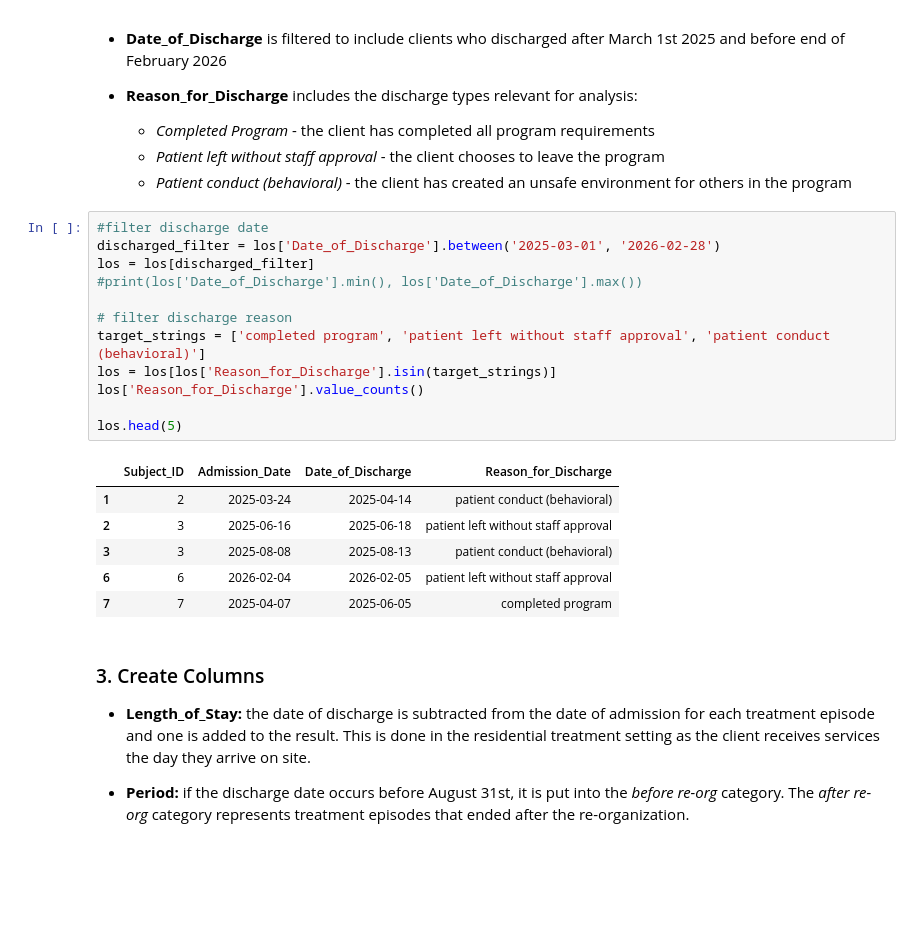
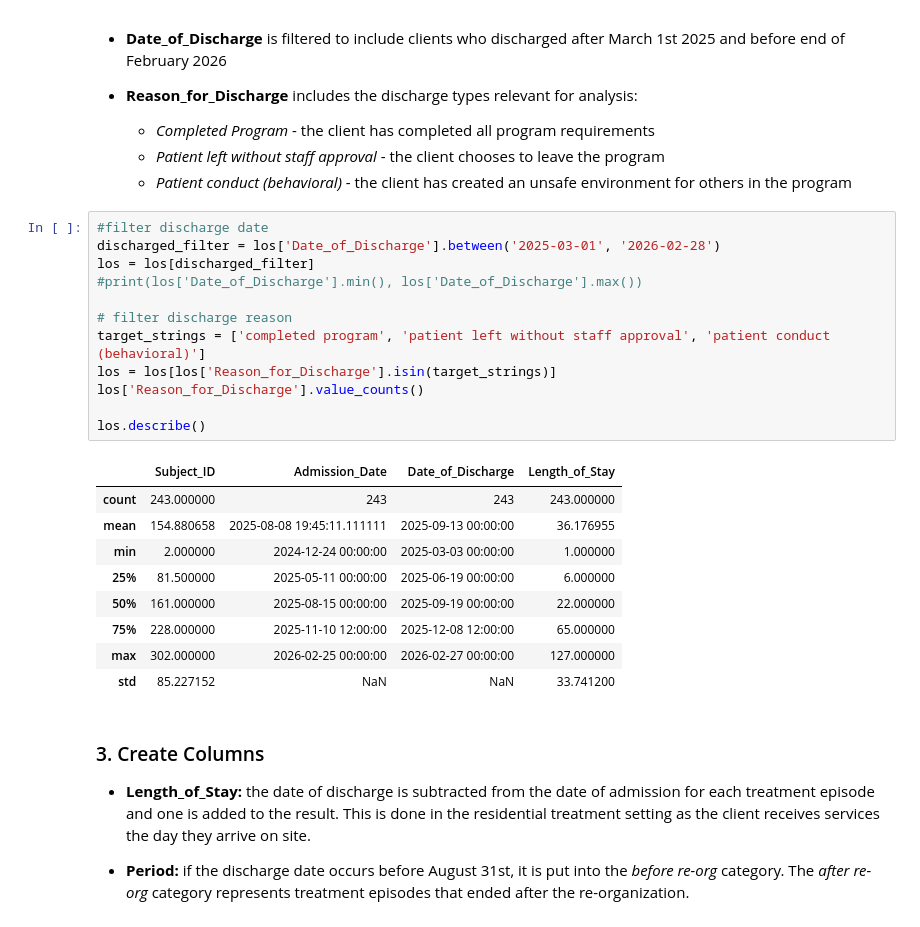
Before and after one commit to tessa-n05/Residential-SUD-Discharge-Analysis, a Jupyter notebook: Discharge_Hypothesis_project.ipynb, the cells around one changed output. Cells and saved outputs as stored; diff of their text form; blank space fills up the shorter version.

```diff
--- a/Discharge_Hypothesis_project.ipynb
+++ b/Discharge_Hypothesis_project.ipynb
@@ -58,22 +67,25 @@ los[column_list] = los[column_list].apply(lambda x: x.str.lower())
 # %%
 #filter discharge date
 discharged_filter = los['Date_of_Discharge'].between('2025-03-01', '2026-02-28')
 los = los[discharged_filter]
 #print(los['Date_of_Discharge'].min(), los['Date_of_Discharge'].max())
 
 # filter discharge reason
 target_strings = ['completed program', 'patient left without staff approval', 'patient conduct (behavioral)']
 los = los[los['Reason_for_Discharge'].isin(target_strings)]
 los['Reason_for_Discharge'].value_counts()
 
-los.head(5)
+los.describe()
 # %% [output]
-|  | Subject_ID | Admission_Date | Date_of_Discharge | Reason_for_Discharge |
-| 1 | 2 | 2025-03-24 | 2025-04-14 | patient conduct (behavioral) |
-| 2 | 3 | 2025-06-16 | 2025-06-18 | patient left without staff approval |
-| 3 | 3 | 2025-08-08 | 2025-08-13 | patient conduct (behavioral) |
-| 6 | 6 | 2026-02-04 | 2026-02-05 | patient left without staff approval |
-| 7 | 7 | 2025-04-07 | 2025-06-05 | completed program |
+|  | Subject_ID | Admission_Date | Date_of_Discharge | Length_of_Stay |
+| count | 243.000000 | 243 | 243 | 243.000000 |
+| mean | 154.880658 | 2025-08-08 19:45:11.111111 | 2025-09-13 00:00:00 | 36.176955 |
+| min | 2.000000 | 2024-12-24 00:00:00 | 2025-03-03 00:00:00 | 1.000000 |
+| 25% | 81.500000 | 2025-05-11 00:00:00 | 2025-06-19 00:00:00 | 6.000000 |
+| 50% | 161.000000 | 2025-08-15 00:00:00 | 2025-09-19 00:00:00 | 22.000000 |
+| 75% | 228.000000 | 2025-11-10 12:00:00 | 2025-12-08 12:00:00 | 65.000000 |
+| max | 302.000000 | 2026-02-25 00:00:00 | 2026-02-27 00:00:00 | 127.000000 |
+| std | 85.227152 | NaN | NaN | 33.741200 |
 # %% [markdown]
 ### 3. Create Columns
  - **Length_of_Stay:** the date of discharge is subtracted from the date of admission for each treatment episode and one is added to the result. This is done in the residential treatment setting as the client receives services the day they arrive on site.
```
Also changed, not shown: parts of 24 cells of this notebook, 5 other files.
